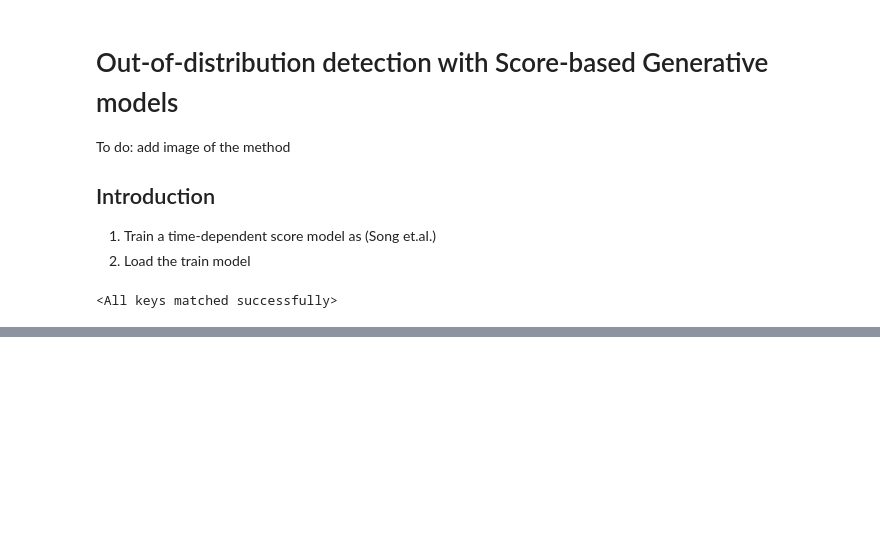
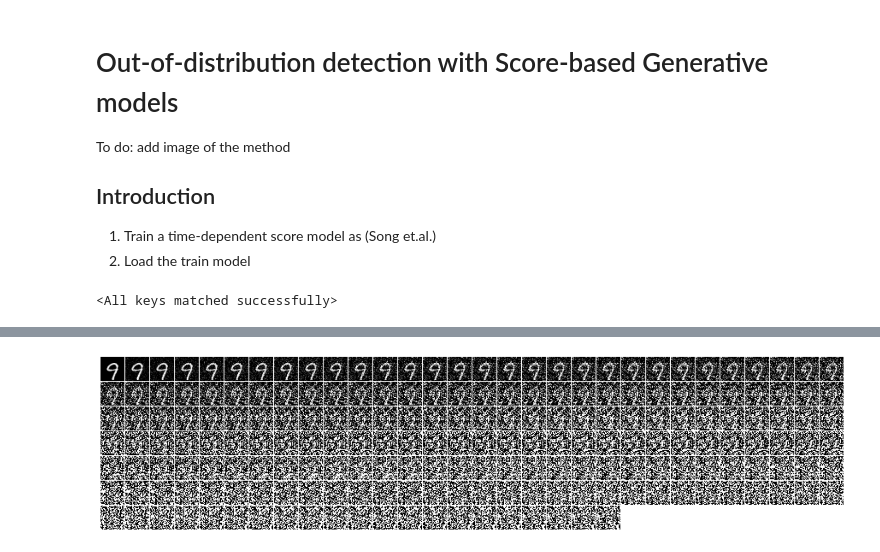
Before and after one commit to gabrielraya/ddos, a Jupyter notebook: Tutorial_on_out_out_distribution_detection_with_SGM.ipynb, the cells around one changed output, grey strips where cells are left out. Cells and saved outputs as stored; diff of their text form; code cells hidden in the pictures; blank space fills up the shorter version.

```diff
--- a/Tutorial_on_out_out_distribution_detection_with_SGM.ipynb
+++ b/Tutorial_on_out_out_distribution_detection_with_SGM.ipynb
@@ -213,0 +178,12 @@ data_loader = DataLoader(train_ds, batch_size=config.training.batch_size, shuffl
+# %%
+xs = xs.clamp(0.0, 1.0)
+x_diffused = xs[3]
+ncol = 30
+rescale = 2
+grid_img = torchvision.utils.make_grid(x_diffused.data.cpu(), nrow=ncol, pad_value=1, padding=1)
+fig = plt.figure(figsize=(ncol*5/rescale,5))
+plt.imshow(grid_img.permute(1, 2, 0))
+plt.axis('off')
+plt.tight_layout()
+# %% [output]
+[figure, added]
```
Also changed, not shown: parts of 19 cells of this notebook.
